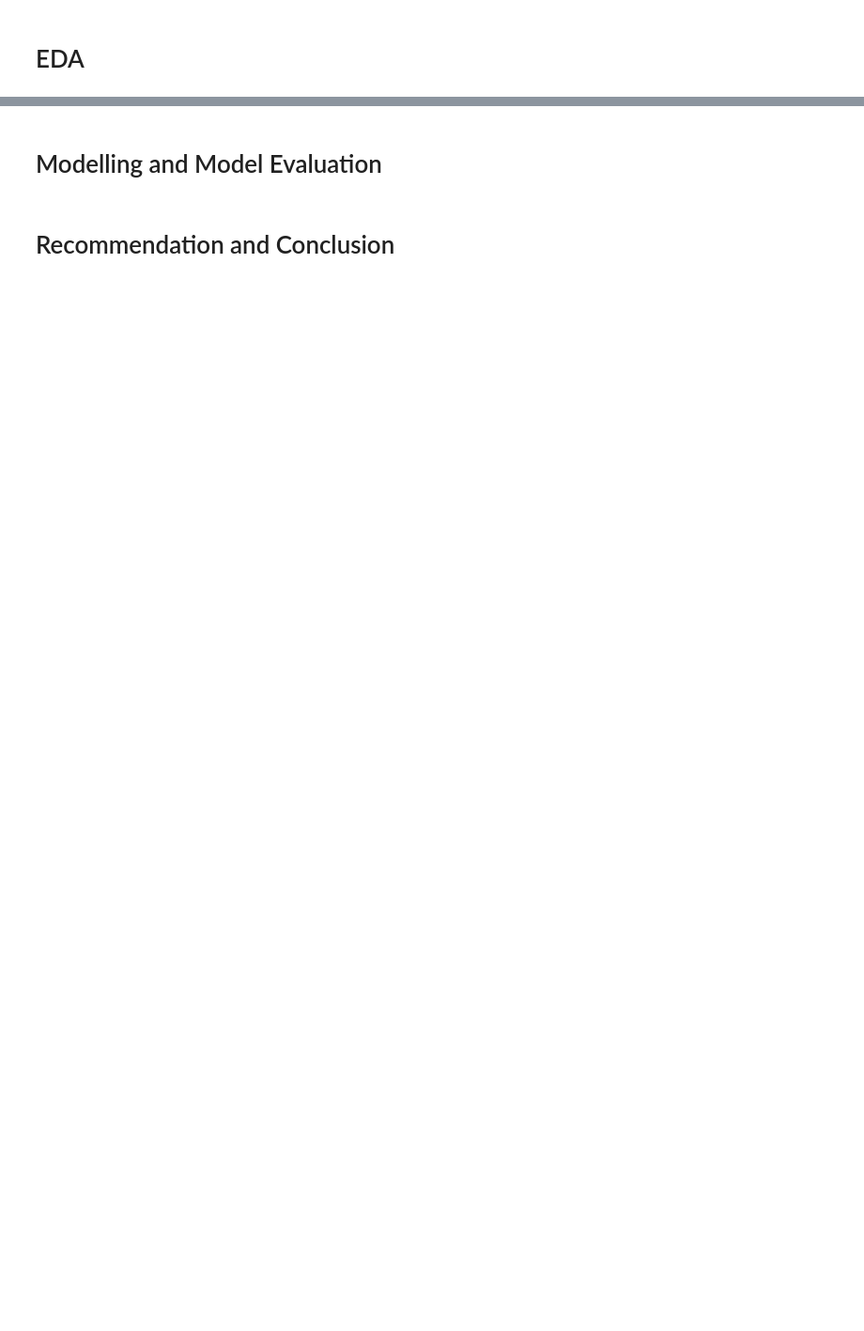
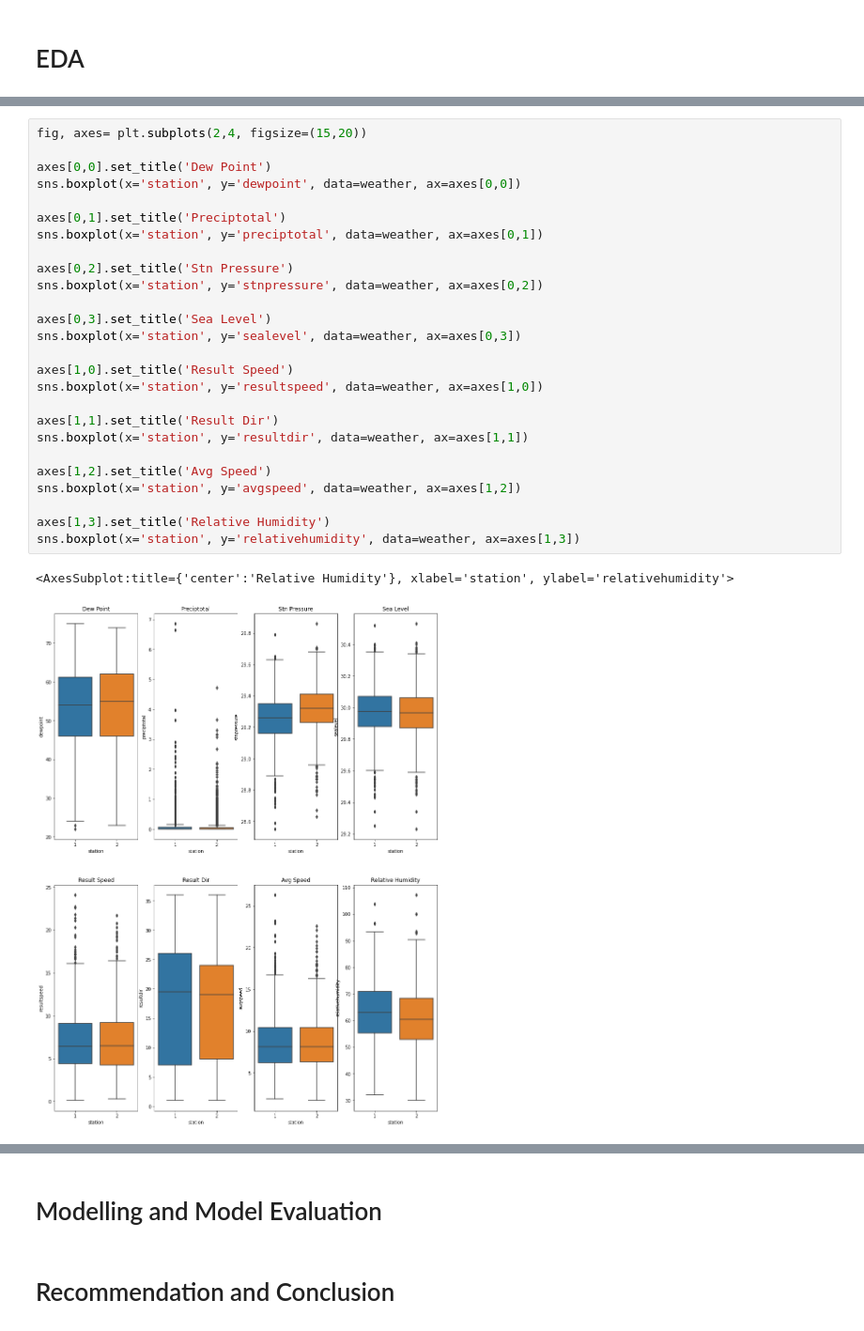
Before and after one commit to DesmondYapJJ/Project-4, a Jupyter notebook: code/project_4_code_test.ipynb, the cells around one changed output, grey strips where cells are left out. Shown at 94% size. Cells and saved outputs as stored; diff of their text form; blank space fills up the shorter version.

```diff
--- a/code/project_4_code_test.ipynb
+++ b/code/project_4_code_test.ipynb
@@ -586,0 +618,29 @@ memory usage: 287.3 KB
+# %%
+fig, axes= plt.subplots(2,4, figsize=(15,20))
+
+axes[0,0].set_title('Dew Point')
+sns.boxplot(x='station', y='dewpoint', data=weather, ax=axes[0,0])
+
+axes[0,1].set_title('Preciptotal')
+sns.boxplot(x='station', y='preciptotal', data=weather, ax=axes[0,1])
+
+axes[0,2].set_title('Stn Pressure')
+sns.boxplot(x='station', y='stnpressure', data=weather, ax=axes[0,2])
+
+axes[0,3].set_title('Sea Level')
+sns.boxplot(x='station', y='sealevel', data=weather, ax=axes[0,3])
+
+axes[1,0].set_title('Result Speed')
+sns.boxplot(x='station', y='resultspeed', data=weather, ax=axes[1,0])
+
+axes[1,1].set_title('Result Dir')
+sns.boxplot(x='station', y='resultdir', data=weather, ax=axes[1,1])
+
+axes[1,2].set_title('Avg Speed')
+sns.boxplot(x='station', y='avgspeed', data=weather, ax=axes[1,2])
+
+axes[1,3].set_title('Relative Humidity')
+sns.boxplot(x='station', y='relativehumidity', data=weather, ax=axes[1,3])
+# %% [output]
+<AxesSubplot:title={'center':'Relative Humidity'}, xlabel='station', ylabel='relativehumidity'>
+[figure, added]
```
Also changed, not shown: parts of 11 cells of this notebook.
